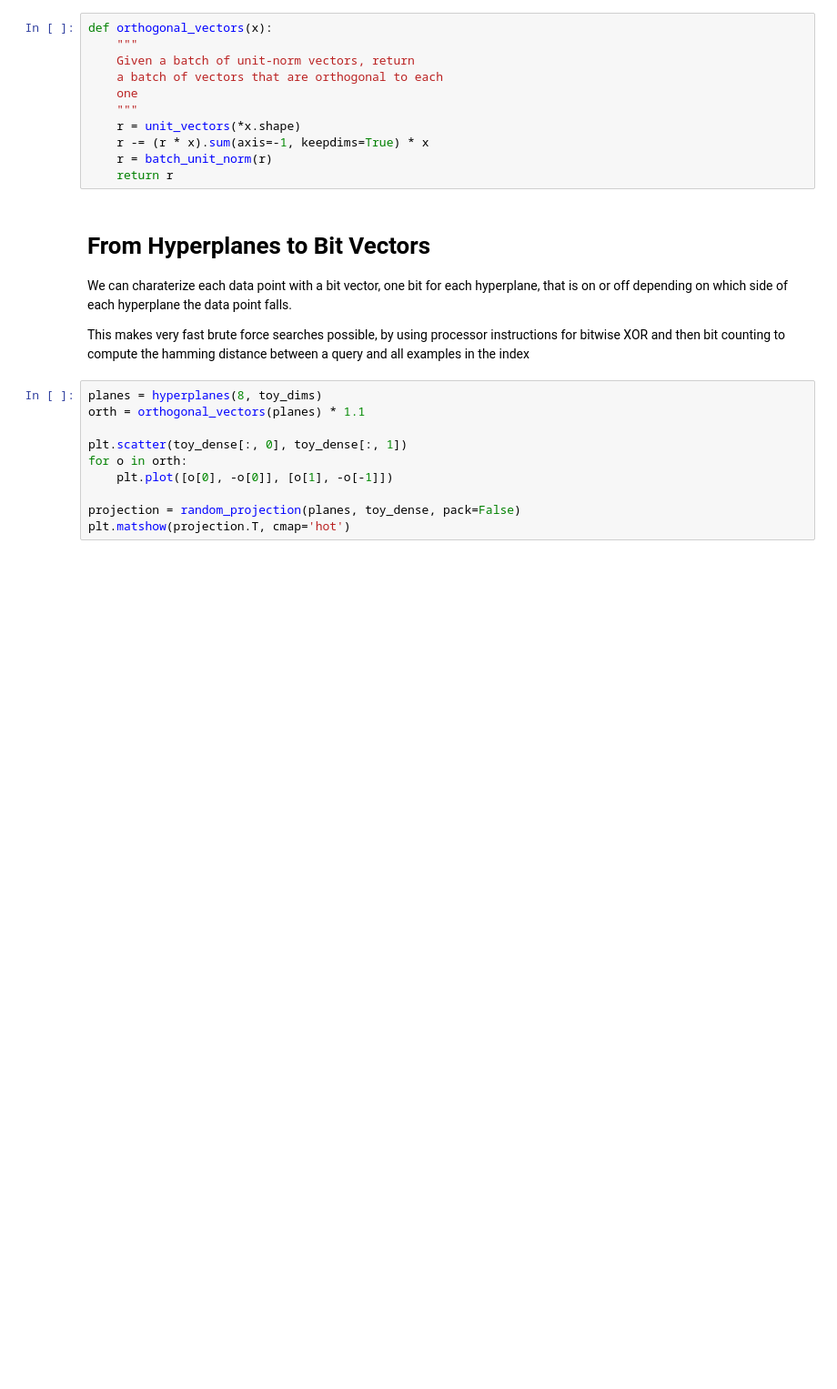
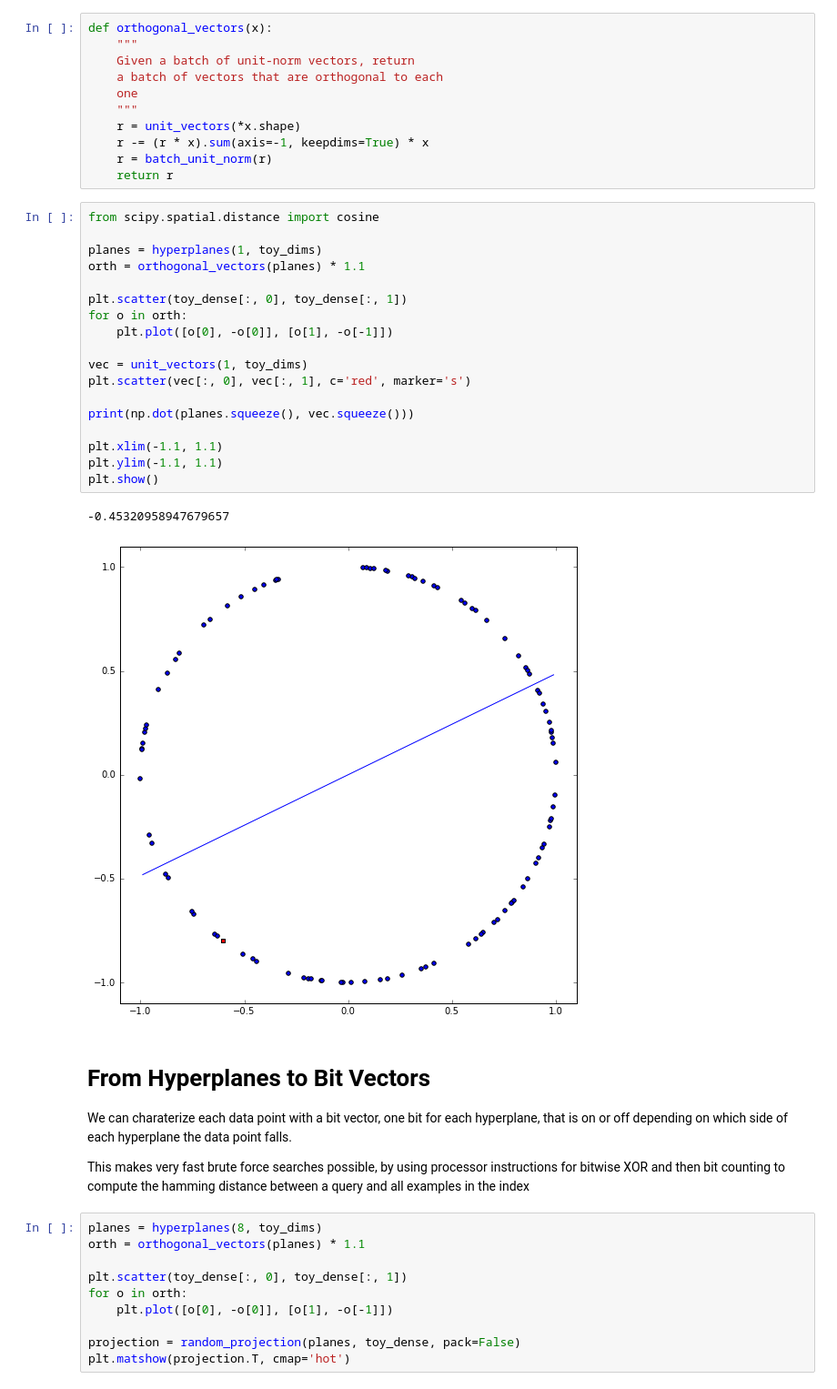
Before and after one commit to JohnVinyard/experiments, a Jupyter notebook: unsupervised-semantic-audio-embeddings/random-projections.ipynb, the cells around one changed output. Shown: that part at 91% size. Saved outputs shown, nothing was run; the diff lists cells and outputs as text; blank space fills up the shorter version.

```diff
--- a/unsupervised-semantic-audio-embeddings/random-projections.ipynb
+++ b/unsupervised-semantic-audio-embeddings/random-projections.ipynb
@@ -76,6 +82,27 @@ def orthogonal_vectors(x):
     r -= (r * x).sum(axis=-1, keepdims=True) * x
     r = batch_unit_norm(r)
     return r
+# %%
+from scipy.spatial.distance import cosine
+
+planes = hyperplanes(1, toy_dims)
+orth = orthogonal_vectors(planes) * 1.1
+
+plt.scatter(toy_dense[:, 0], toy_dense[:, 1])
+for o in orth:
+    plt.plot([o[0], -o[0]], [o[1], -o[-1]])
+
+vec = unit_vectors(1, toy_dims)
+plt.scatter(vec[:, 0], vec[:, 1], c='red', marker='s')
+
+print(np.dot(planes.squeeze(), vec.squeeze()))
+
+plt.xlim(-1.1, 1.1)
+plt.ylim(-1.1, 1.1)
+plt.show()
+# %% [output]
+-0.45320958947679657
+[figure, added]
 # %% [markdown]
 # From Hyperplanes to Bit Vectors
 
```
Also changed, not shown: parts of 9 cells of this notebook, 7 other files.
